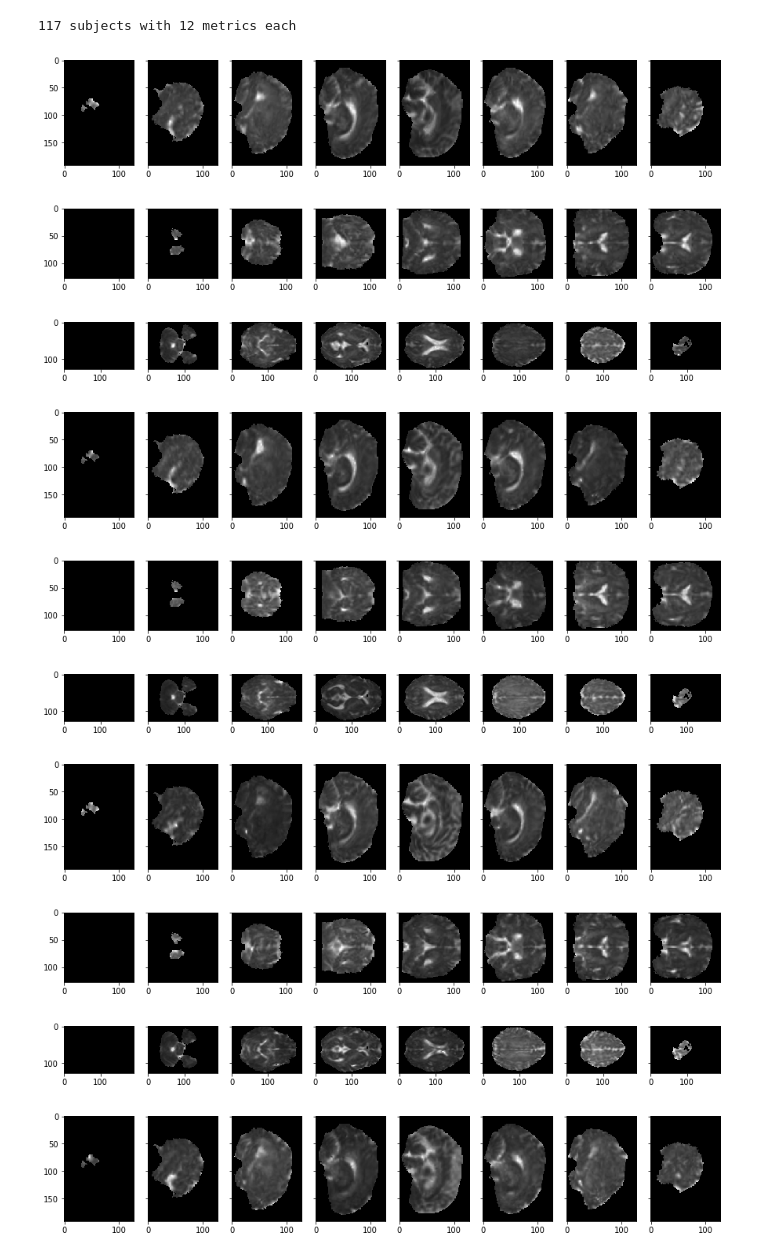
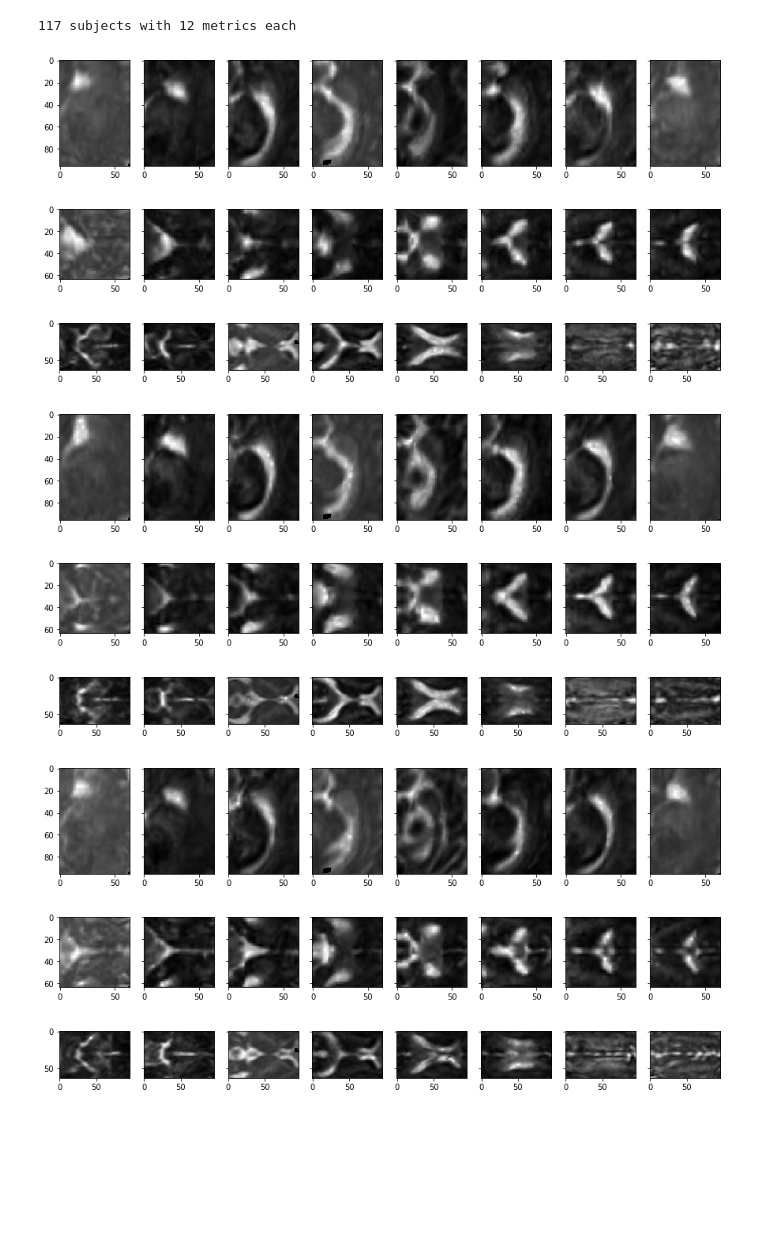
Before and after one commit to ThaoCh/MTBI, a Jupyter notebook: 03. Data for ResNet 3D.ipynb, the cells around one changed output. Saved outputs shown, nothing was run; the diff lists cells and outputs as text; code cells hidden in the pictures; blank space fills up the shorter version.

```diff
--- a/03. Data for ResNet 3D.ipynb
+++ b/03. Data for ResNet 3D.ipynb
@@ -55,21 +54,20 @@ image_index = np.arange(117)
 # %% [output]
 117 subjects with 12 metrics each
 # %%
-idx = np.arange(15)
+idx = np.arange(3)
 
 for i in tqdm(idx):
-    image = get_subject_data_new(i, image_dict, metric, shape=(128, 192, 128), verbose=False)
+    image = get_subject_data_new(i, image_dict, metric, shape=(64, 96, 64), verbose=False)
     show_slice(image[0], N=8) # show 2 channels only
     show_slice(image[0], N=8, axis=1) # show 2 channels only
     show_slice(image[0], N=8, axis=2) # show 2 channels only
 # %% [output]
-[figure, old version]
+[figure, new version]
-[figure, old version]
+[figure, new version]
-[figure, old version]
+[figure, new version]
-[figure, old version]
+[figure, new version]
-[figure, old version]
+[figure, new version]
-[figure, old version]
+[figure, new version]
-[figure, old version]
+[figure, new version]
-[figure, old version]
+[figure, new version]
-[figure, old version]
+[figure, new version]
-[figure, removed]
```
Also changed, not shown: parts of 3 cells of this notebook, 5 other files.
